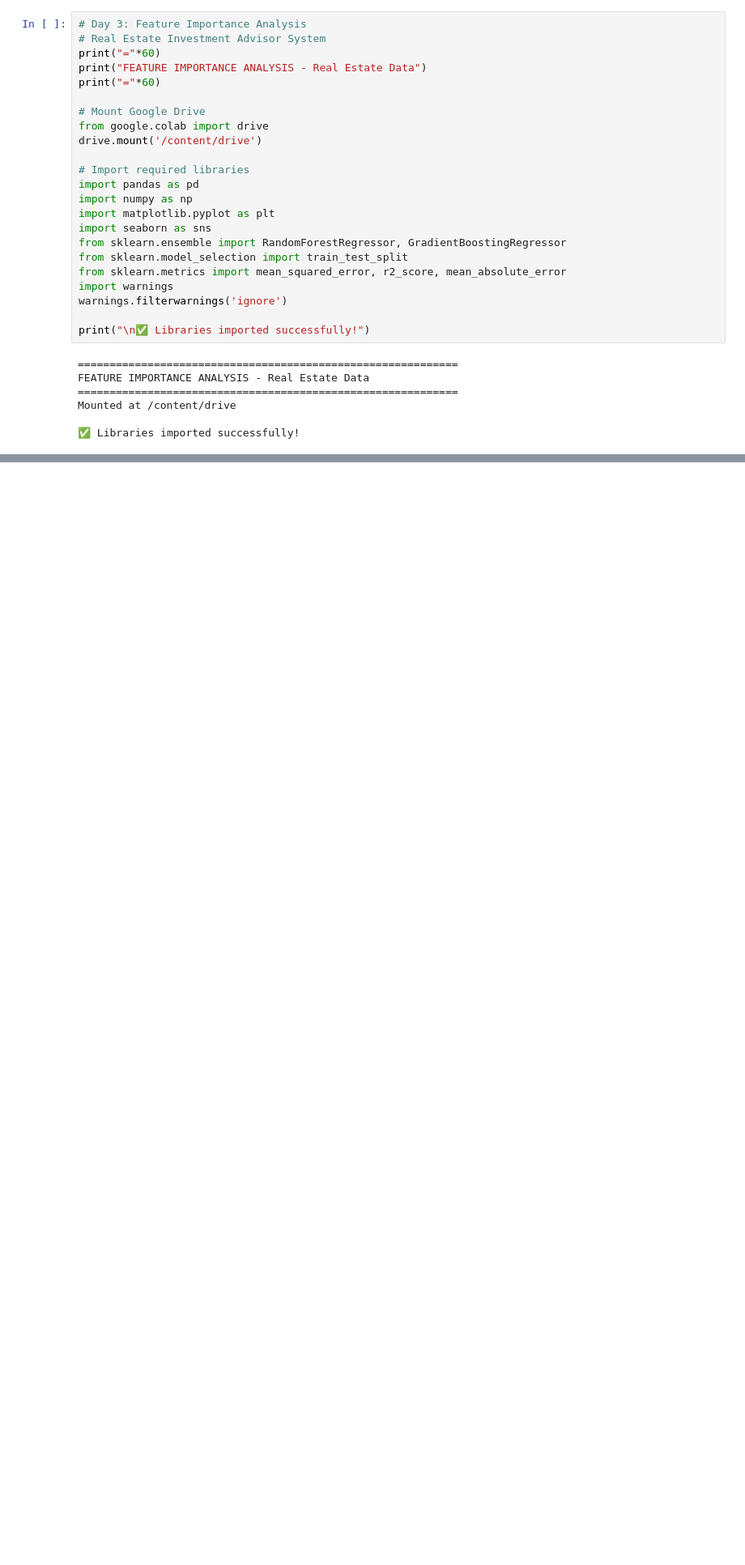
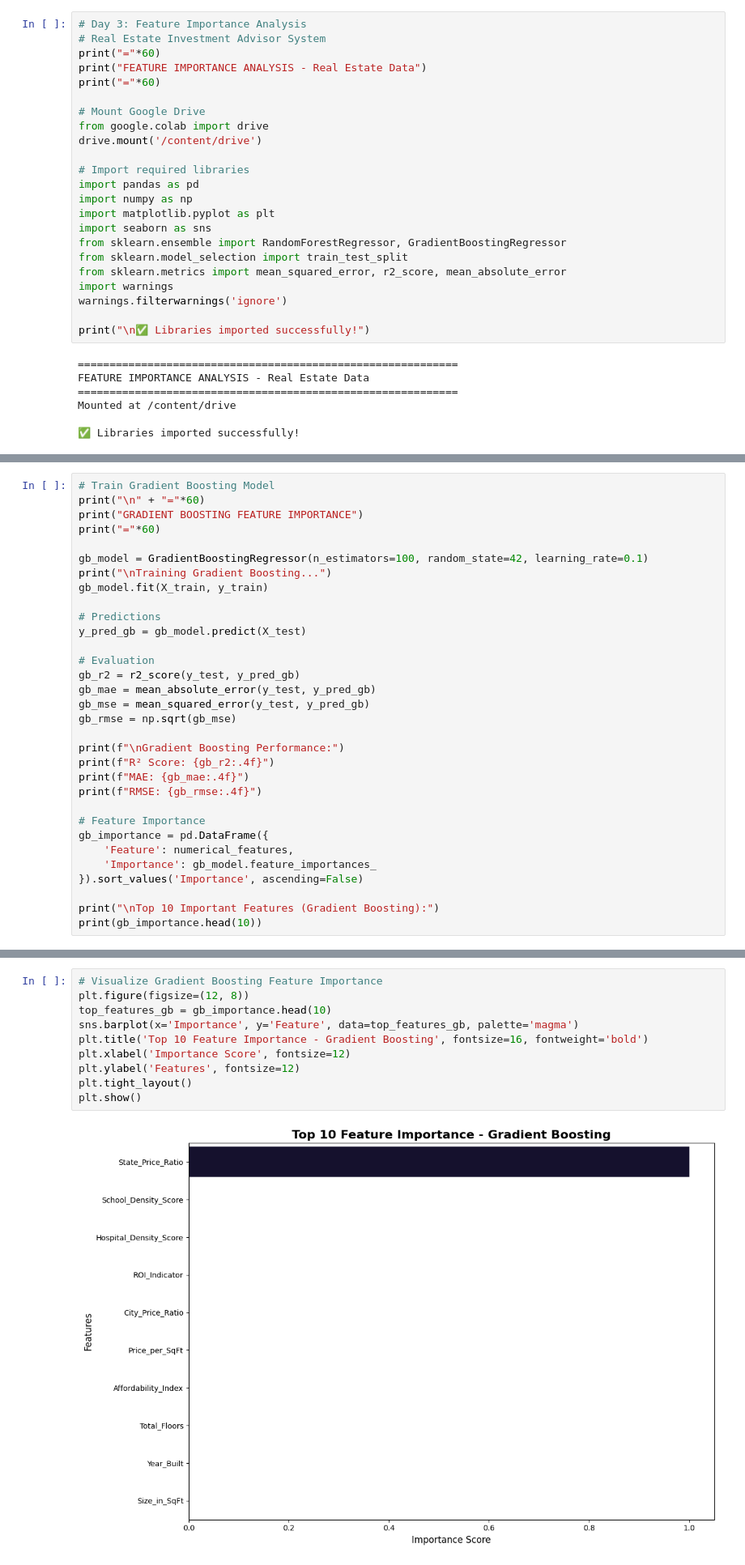
Before and after one commit to 3srava0/assignment-3, a Jupyter notebook: 03_Feature_Importance_Analysis.ipynb, the cells around one changed output, grey strips where cells are left out. Shown at 81% size. Drawn from its saved outputs; the diff is of its cells as text; blank space fills up the shorter version.

```diff
--- a/03_Feature_Importance_Analysis.ipynb
+++ b/03_Feature_Importance_Analysis.ipynb
@@ -49,0 +139,32 @@ First few rows:
+# %%
+# Train Gradient Boosting Model
+print("\n" + "="*60)
+print("GRADIENT BOOSTING FEATURE IMPORTANCE")
+print("="*60)
+
+gb_model = GradientBoostingRegressor(n_estimators=100, random_state=42, learning_rate=0.1)
+print("\nTraining Gradient Boosting...")
+gb_model.fit(X_train, y_train)
+
+# Predictions
+y_pred_gb = gb_model.predict(X_test)
+
+# Evaluation
+gb_r2 = r2_score(y_test, y_pred_gb)
+gb_mae = mean_absolute_error(y_test, y_pred_gb)
+gb_mse = mean_squared_error(y_test, y_pred_gb)
+gb_rmse = np.sqrt(gb_mse)
+
+print(f"\nGradient Boosting Performance:")
+print(f"R² Score: {gb_r2:.4f}")
+print(f"MAE: {gb_mae:.4f}")
+print(f"RMSE: {gb_rmse:.4f}")
+
+# Feature Importance
+gb_importance = pd.DataFrame({
+    'Feature': numerical_features,
+    'Importance': gb_model.feature_importances_
+}).sort_values('Importance', ascending=False)
+
+print("\nTop 10 Important Features (Gradient Boosting):")
+print(gb_importance.head(10))
@@ -49,0 +201,12 @@ First few rows:
+# %%
+# Visualize Gradient Boosting Feature Importance
+plt.figure(figsize=(12, 8))
+top_features_gb = gb_importance.head(10)
+sns.barplot(x='Importance', y='Feature', data=top_features_gb, palette='magma')
+plt.title('Top 10 Feature Importance - Gradient Boosting', fontsize=16, fontweight='bold')
+plt.xlabel('Importance Score', fontsize=12)
+plt.ylabel('Features', fontsize=12)
+plt.tight_layout()
+plt.show()
+# %% [output]
+[figure, added]
```
Also changed, not shown: parts of 9 cells of this notebook.
